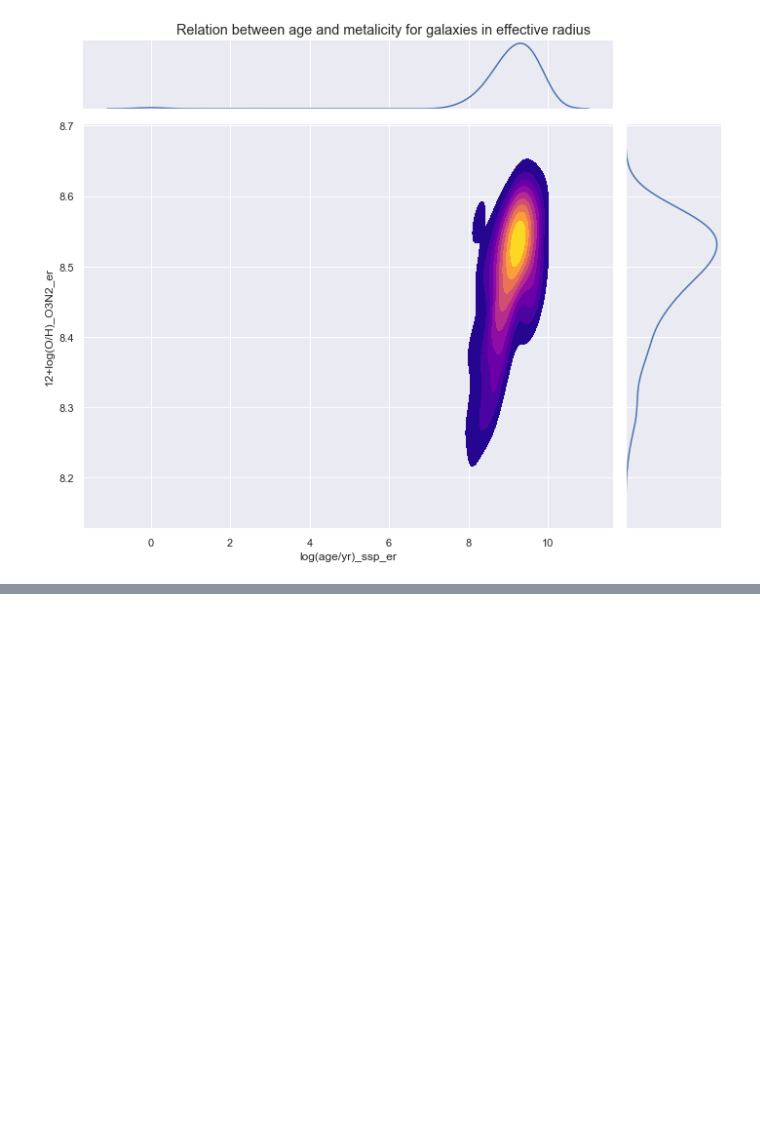
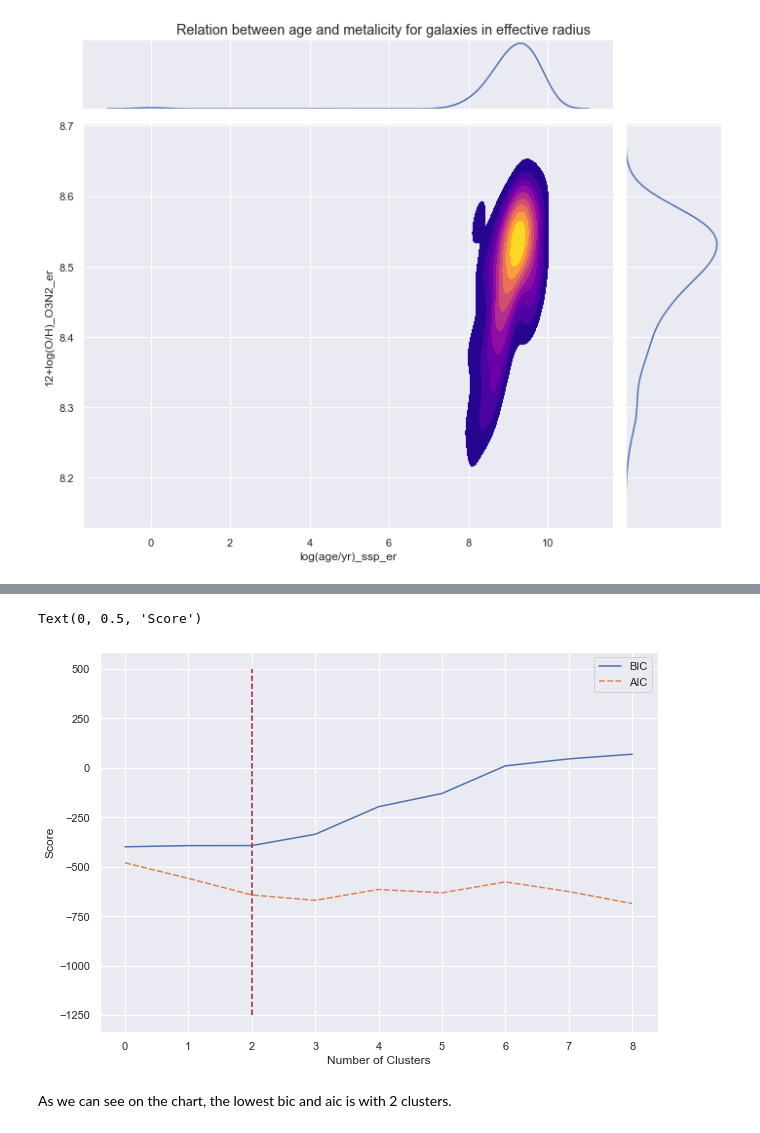
Before and after one commit to nestornav/astroestadistica_2022, a Jupyter notebook: notebooks/pipe3d_data_analysis.ipynb, the cells around one changed output, grey strips where cells are left out. Drawn from its saved outputs; the diff is of its cells as text; code cells hidden in the pictures; blank space fills up the shorter version.

Commit message:
add mixture gausssian model as clustering method.

```diff
--- a/notebooks/pipe3d_data_analysis.ipynb
+++ b/notebooks/pipe3d_data_analysis.ipynb
@@ -336,0 +342,10 @@ All the graphics show one galaxy. But in the last two, appear a small comulus. I
+# %%
+# I can add or remove in a easy way the desire features
+features = ['log(age/yr)_ssp_er','av_ssp_avg','12+log(O/H)_O3N2_er','av_gas(mag)_er','log(Mass/Msun)_ip','[Z/H]_ssp_er']
+
+# remove nulls to avoid errors when the gaussian mixture will calculated
+df_train = df[features].dropna()
+# %%
+n_components = np.arange(1, 10) #number of models to test
+models = [GaussianMixture(n,
+                          covariance_type='full', random_state=0).fit(df_train) for n in n_components]
@@ -336,0 +364,4 @@ All the graphics show one galaxy. But in the last two, appear a small comulus. I
+# %%
+gmm_model_comparisons = pd.DataFrame({'n_components' : n_components,
+                                      'BIC' : [m.bic(df_train) for m in models],
+                                      'AIC' : [m.aic(df_train) for m in models]})
@@ -336,0 +378,11 @@ All the graphics show one galaxy. But in the last two, appear a small comulus. I
+# %%
+plt.figure(figsize=(10,7))
+sns.lineplot(data=gmm_model_comparisons[['BIC','AIC']])
+plt.vlines(x=2, ymin=-1250, ymax=500, linestyle='--', color='#b2182b')
+plt.xlabel('Number of Clusters')
+plt.ylabel('Score')
+# %% [output]
+Text(0, 0.5, 'Score')
+[figure, added]
+# %% [markdown]
+As we can see on the chart, the lowest bic and aic is with 2 clusters.
```
Also changed, not shown: parts of 20 cells of this notebook.
